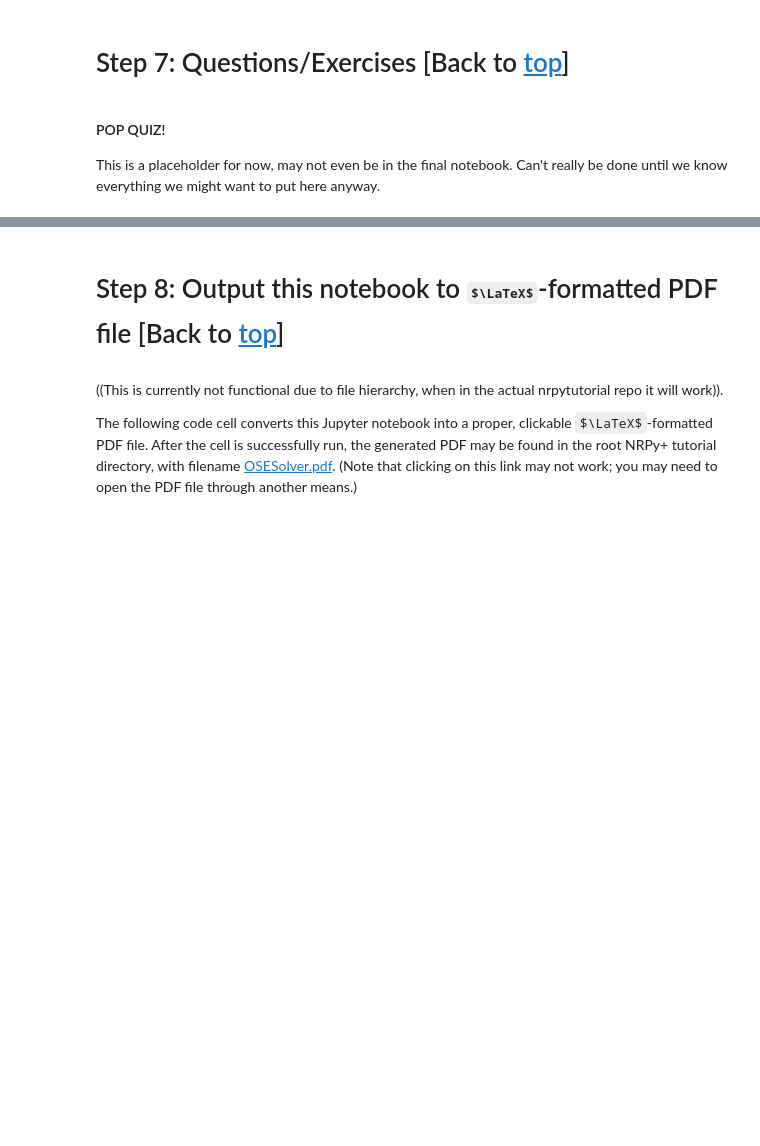
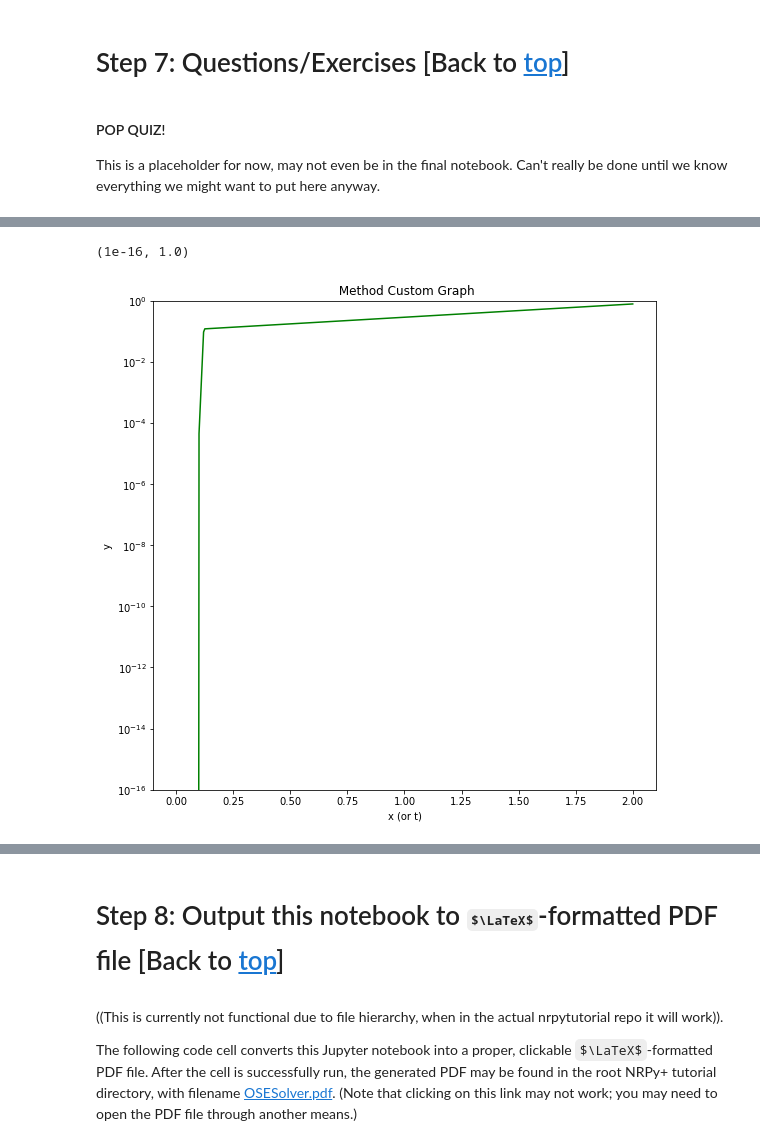
Before and after one commit to GMBlackjack/ODESolver, a Jupyter notebook: V9+/ODESolverV3.ipynb, the cells around one changed output, grey strips where cells are left out. Cells and saved outputs as stored; diff of their text form; code cells hidden in the pictures; some formulas as TeX source; blank space fills up the shorter version.

```diff
--- a/V9+/ODESolverV3.ipynb
+++ b/V9+/ODESolverV3.ipynb
@@ -3417,3 +3477,65 @@ This is a placeholder for now, may not even be in the final notebook. Can't real
+# %%
+#plotting code adapated from NRPy "Solving the Scalar Wave Equation"
+import matplotlib.pyplot as plt
+
+positionList = []
+
+#truthList0 = []
+#uncomment or add more if validation is desired.
+
+calculatedList0 = []
+errorList0 = []
+truthList0 = []
+#calculatedList1 = []
+#uncomment for plotting more than one value.
+
+#errorList0 = []
+#uncomment for lists to store errors.
+
+#i = 0
+#Use this i if a check has to be performed as to which row we're on.
+
+# csv file interface from https://www.dataquest.io/blog/read-file-python/
+import csv
+import sys
+# https://stackoverflow.com/questions/2753254/how-to-open-a-file-in-the-parent-directory-in-python-in-appengine
+# to make sure we get the right file.
+counter = 0;
+with open(sys.path[0] + '/ooData.txt') as f: # this file was added manually to the folder, it was created from an Excel document.
+    reader = csv.reader(f, delimiter=',')
+    for row in reader:
+        if (counter % 2 == 0):
+            positionList.append(float(row[1]))
+            calculatedList0.append(float(row[3]))
+        else:
+            errorList0.append(abs(float(row[2])))
+            truthList0.append(float(row[4]))
+        counter = counter+1
+
+fig, ax = plt.subplots()
+
+#Here is where you would do any post-processing. Remember, use np.array() on the lists so operations
+#can be performed properly.
+
+#Remember to change labels!
+ax.set_xlabel('x (or t)')
+ax.set_ylabel('y')
+ax.set_title(' Method Custom Graph')
+#ax.plot(positionList, calculatedList0, color='r') # marker='o' (or whatever symbol) can be added here.
+ax.plot(positionList, errorList0, color='g') # marker='o' (or whatever symbol) can be added here.
+#ax.plot(positionList, truthList0, color='b') # marker='o' (or whatever symbol) can be added here.
+
+fig.set_size_inches(9,9)
+ax.set_yscale("log") #found in matplotlib's documentation.
+#plt.xlim(0.0,1.0)
+plt.ylim(0.0000000000000001,1.0)
+#The above two lines can control the region of the graph displayed. Comment out for auto scaling.
+
+#ax.set_yscale("log") #found in matplotlib's documentation.
+#Uncommenting this sets the scale to logarithmic.
+# %% [output]
+(1e-16, 1.0)
+[figure, added]
 # %%
 #plotting code adapated from NRPy "Solving the Scalar Wave Equation"
 import matplotlib.pyplot as plt
```
Also changed, not shown: parts of 17 cells of this notebook, 7 other files.
